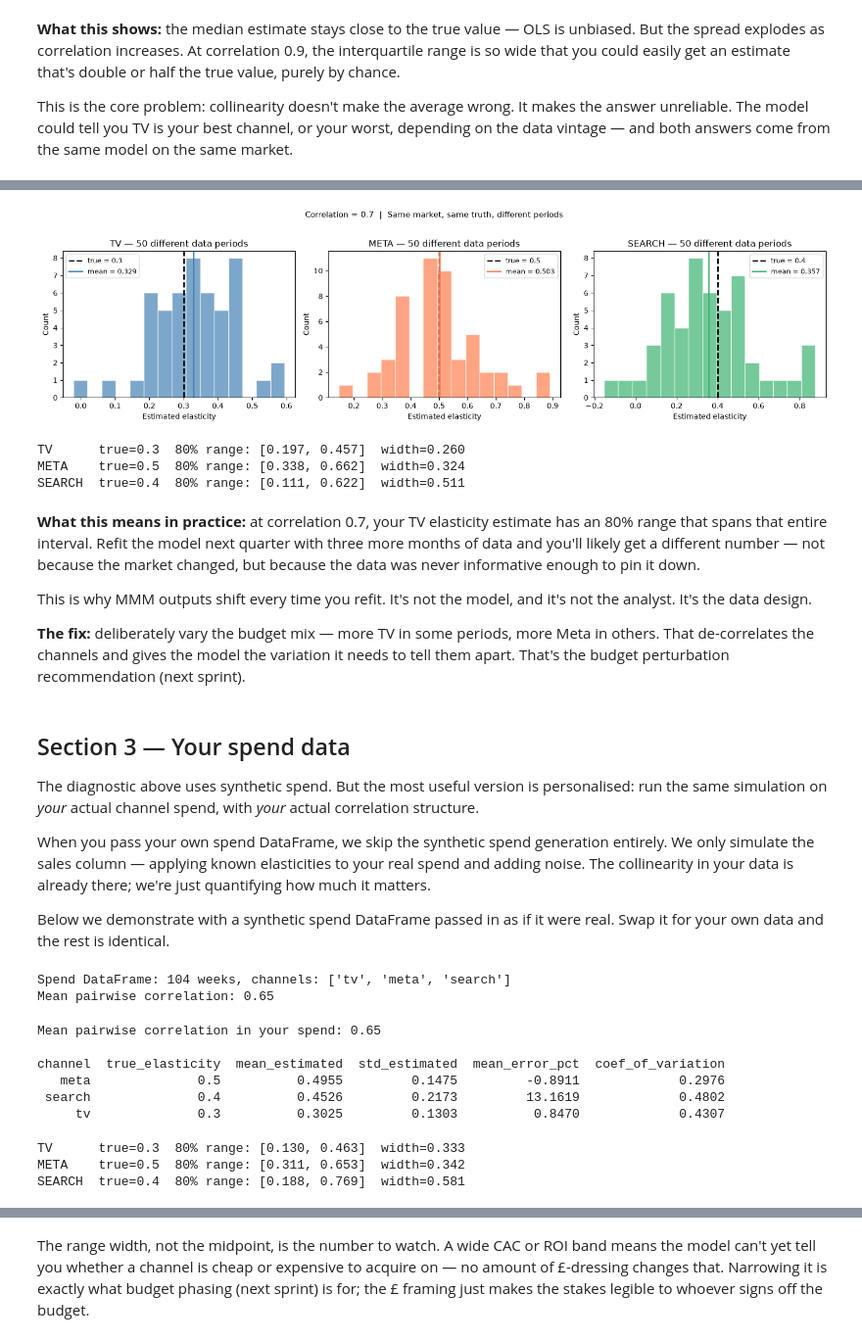
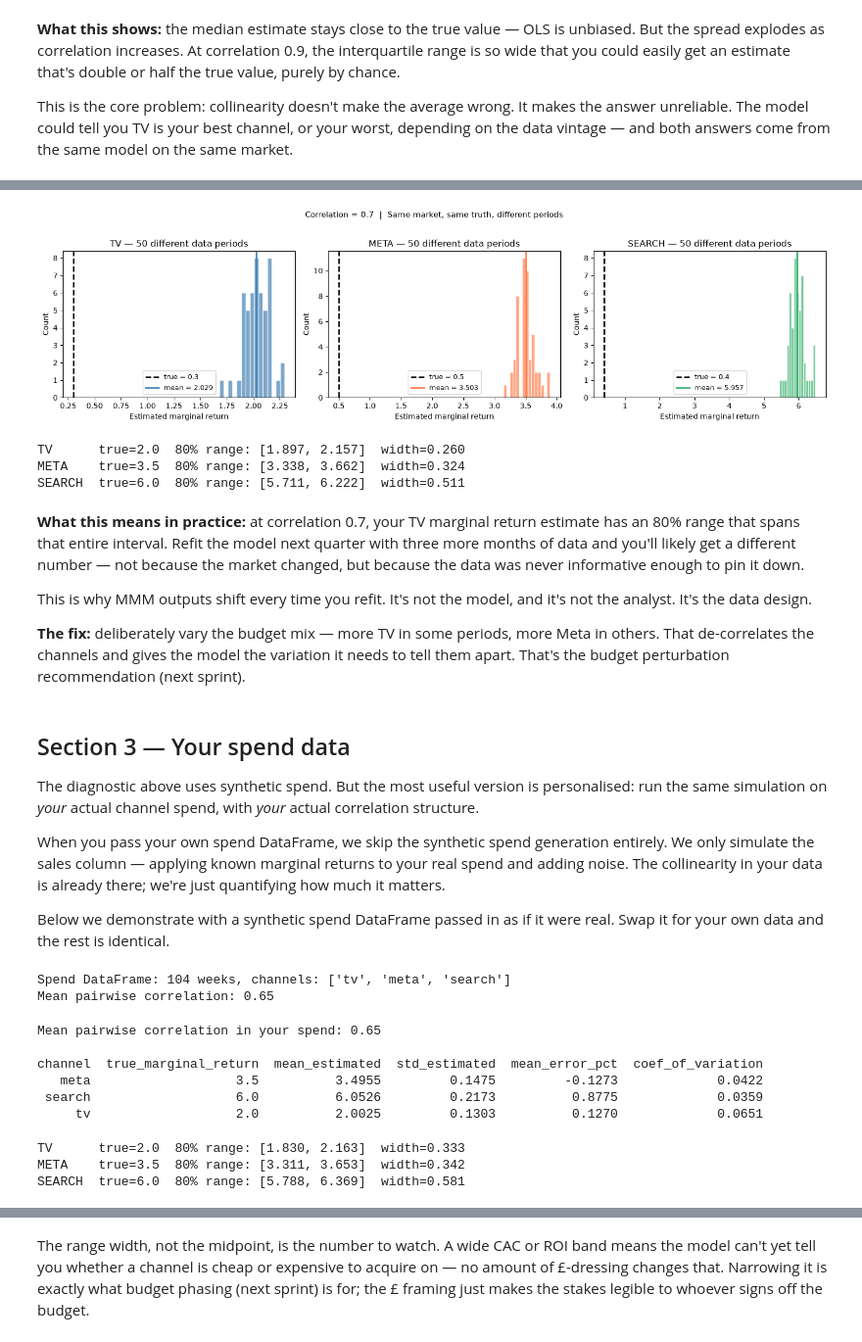
Before and after one commit to raz1470/how_wrong_is_your_mmm, a Jupyter notebook: notebooks/01_diagnostic_walkthrough.ipynb, the cells around one changed output, grey strips where cells are left out. Shown at 98% size. Cells and saved outputs as stored; diff of their text form; code cells hidden in the pictures.

```diff
--- a/notebooks/01_diagnostic_walkthrough.ipynb
+++ b/notebooks/01_diagnostic_walkthrough.ipynb
@@ -115,11 +115,11 @@ for corr in correlations:
             {
                 "target_corr": corr,
                 "channel": ch,
-                "true": s["true_elasticity"].iloc[0],
-                "mean_est": s["estimated_elasticity"].mean(),
-                "std_est": s["estimated_elasticity"].std(),
-                "cv": s["estimated_elasticity"].std()
-                / abs(s["estimated_elasticity"].mean()),
+                "true": s["true_marginal_return"].iloc[0],
+                "mean_est": s["estimated_marginal_return"].mean(),
+                "std_est": s["estimated_marginal_return"].std(),
+                "cv": s["estimated_marginal_return"].std()
+                / abs(s["estimated_marginal_return"].mean()),
             }
         )
 
@@ -155,11 +155,11 @@ fig, axes = plt.subplots(1, 3, figsize=(15, 5), sharey=False)
 for ax, (channel, true_e, color) in zip(axes, channels_cfg):
     sub = all_results[all_results["channel"] == channel]
 
-    medians = sub.groupby("target_correlation")["estimated_elasticity"].median()
-    q25 = sub.groupby("target_correlation")["estimated_elasticity"].quantile(0.25)
-    q75 = sub.groupby("target_correlation")["estimated_elasticity"].quantile(0.75)
-    q10 = sub.groupby("target_correlation")["estimated_elasticity"].quantile(0.10)
-    q90 = sub.groupby("target_correlation")["estimated_elasticity"].quantile(0.90)
+    medians = sub.groupby("target_correlation")["estimated_marginal_return"].median()
+    q25 = sub.groupby("target_correlation")["estimated_marginal_return"].quantile(0.25)
+    q75 = sub.groupby("target_correlation")["estimated_marginal_return"].quantile(0.75)
+    q10 = sub.groupby("target_correlation")["estimated_marginal_return"].quantile(0.10)
+    q90 = sub.groupby("target_correlation")["estimated_marginal_return"].quantile(0.90)
 
     ax.fill_between(correlations, q10, q90, alpha=0.2, color=color, label="10–90th pct")
     ax.fill_between(correlations, q25, q75, alpha=0.4, color=color, label="25–75th pct")
@@ -169,8 +169,8 @@ for ax, (channel, true_e, color) in zip(axes, channels_cfg):
     )
 
     ax.set_xlabel("Inter-channel correlation")
-    ax.set_ylabel("Estimated elasticity")
-    ax.set_title(f"{channel.upper()} elasticity vs correlation")
+    ax.set_ylabel("Estimated marginal return")
+    ax.set_title(f"{channel.upper()} marginal return vs correlation")
     ax.legend(fontsize=8)
 
 plt.suptitle("As correlation rises, estimates become unreliable", fontsize=12, y=1.02)
@@ -212,52 +212,52 @@ channels_cfg = [
 fig, axes = plt.subplots(1, 3, figsize=(15, 4))
 
 for ax, (channel, true_e, color) in zip(axes, channels_cfg):
     estimates = diag_fixed.results_[diag_fixed.results_["channel"] == channel][
-        "estimated_elasticity"
+        "estimated_marginal_return"
     ]
 
     ax.hist(estimates, bins=15, color=color, alpha=0.7, edgecolor="white")
     ax.axvline(
         true_e, color="black", linestyle="--", linewidth=2, label=f"true = {true_e}"
     )
     ax.axvline(
         estimates.mean(),
         color=color,
         linestyle="-",
         linewidth=2,
         label=f"mean = {estimates.mean():.3f}",
     )
 
-    ax.set_xlabel("Estimated elasticity")
+    ax.set_xlabel("Estimated marginal return")
     ax.set_ylabel("Count")
     ax.set_title(f"{channel.upper()} — {n_sims} different data periods")
     ax.legend(fontsize=9)
 
 plt.suptitle(
     "Correlation = 0.7  |  Same market, same truth, different periods",
     fontsize=11,
     y=1.02,
 )
 plt.tight_layout()
 plt.show()
 # %% [output]
-[figure, old version]
+[figure, new version]
 # %%
-true_elasticities = {"tv": 0.3, "meta": 0.5, "search": 0.4}
-for channel, true_e in true_elasticities.items():
+true_marginal_returns = {"tv": 2.0, "meta": 3.5, "search": 6.0}
+for channel, true_e in true_marginal_returns.items():
     estimates = diag_fixed.results_[diag_fixed.results_["channel"] == channel][
-        "estimated_elasticity"
+        "estimated_marginal_return"
     ]
     lo, hi = estimates.quantile(0.1), estimates.quantile(0.9)
     print(
         f"{channel.upper():6s}  true={true_e:.1f}  80% range: [{lo:.3f}, {hi:.3f}]  width={hi - lo:.3f}"
     )
 # %% [output]
-TV      true=0.3  80% range: [0.197, 0.457]  width=0.260
-META    true=0.5  80% range: [0.338, 0.662]  width=0.324
-SEARCH  true=0.4  80% range: [0.111, 0.622]  width=0.511
+TV      true=2.0  80% range: [1.897, 2.157]  width=0.260
+META    true=3.5  80% range: [3.338, 3.662]  width=0.324
+SEARCH  true=6.0  80% range: [5.711, 6.222]  width=0.511
 # %% [markdown]
-**What this means in practice:** at correlation 0.7, your TV elasticity estimate has an 80% range that spans that entire interval. Refit the model next quarter with three more months of data and you'll likely get a different number — not because the market changed, but because the data was never informative enough to pin it down.
+**What this means in practice:** at correlation 0.7, your TV marginal return estimate has an 80% range that spans that entire interval. Refit the model next quarter with three more months of data and you'll likely get a different number — not because the market changed, but because the data was never informative enough to pin it down.
 
 This is why MMM outputs shift every time you refit. It's not the model, and it's not the analyst. It's the data design.
 
@@ -267,7 +267,7 @@ This is why MMM outputs shift every time you refit. It's not the model, and it's
 
 The diagnostic above uses synthetic spend. But the most useful version is personalised: run the same simulation on *your* actual channel spend, with *your* actual correlation structure.
 
-When you pass your own spend DataFrame, we skip the synthetic spend generation entirely. We only simulate the sales column — applying known elasticities to your real spend and adding noise. The collinearity in your data is already there; we're just quantifying how much it matters.
+When you pass your own spend DataFrame, we skip the synthetic spend generation entirely. We only simulate the sales column — applying known marginal returns to your real spend and adding noise. The collinearity in your data is already there; we're just quantifying how much it matters.
 
 Below we demonstrate with a synthetic spend DataFrame passed in as if it were real. Swap it for your own data and the rest is identical.
 # %%
@@ -286,7 +286,7 @@ Mean pairwise correlation: 0.65
 # run the diagnostic on real spend
 diag_real = CollinearityDiagnostic(
     spend_df=real_spend,
-    true_elasticities={"tv": 0.3, "meta": 0.5, "search": 0.4},
+    true_marginal_returns={"tv": 2.0, "meta": 3.5, "search": 6.0},
 )
 diag_real.fit(n_sims=n_sims, fast_mode=FAST_MODE)
 
@@ -296,23 +296,23 @@ print(diag_real.summary().to_string(index=False))
 # %% [output]
 Mean pairwise correlation in your spend: 0.65
 
-channel  true_elasticity  mean_estimated  std_estimated  mean_error_pct  coef_of_variation
-   meta              0.5          0.4955         0.1475         -0.8911             0.2976
- search              0.4          0.4526         0.2173         13.1619             0.4802
-     tv              0.3          0.3025         0.1303          0.8470             0.4307
+channel  true_marginal_return  mean_estimated  std_estimated  mean_error_pct  coef_of_variation
+   meta                   3.5          3.4955         0.1475         -0.1273             0.0422
+ search                   6.0          6.0526         0.2173          0.8775             0.0359
+     tv                   2.0          2.0025         0.1303          0.1270             0.0651
 # %%
-for channel, true_e in {"tv": 0.3, "meta": 0.5, "search": 0.4}.items():
+for channel, true_e in {"tv": 2.0, "meta": 3.5, "search": 6.0}.items():
     estimates = diag_real.results_[diag_real.results_["channel"] == channel][
-        "estimated_elasticity"
+        "estimated_marginal_return"
     ]
     lo, hi = estimates.quantile(0.1), estimates.quantile(0.9)
     print(
         f"{channel.upper():6s}  true={true_e:.1f}  80% range: [{lo:.3f}, {hi:.3f}]  width={hi - lo:.3f}"
     )
 # %% [output]
-TV      true=0.3  80% range: [0.130, 0.463]  width=0.333
-META    true=0.5  80% range: [0.311, 0.653]  width=0.342
-SEARCH  true=0.4  80% range: [0.188, 0.769]  width=0.581
+TV      true=2.0  80% range: [1.830, 2.163]  width=0.333
+META    true=3.5  80% range: [3.311, 3.653]  width=0.342
+SEARCH  true=6.0  80% range: [5.788, 6.369]  width=0.581
 # %% [markdown]
 The 80% range above is your personalised answer to *how wrong is your MMM*. It's not a generic warning about collinearity — it's a quantification of the unreliability in your specific spend data, given your specific correlation structure.
 
```
Also changed, not shown: parts of 16 cells of this notebook, 22 other files.
